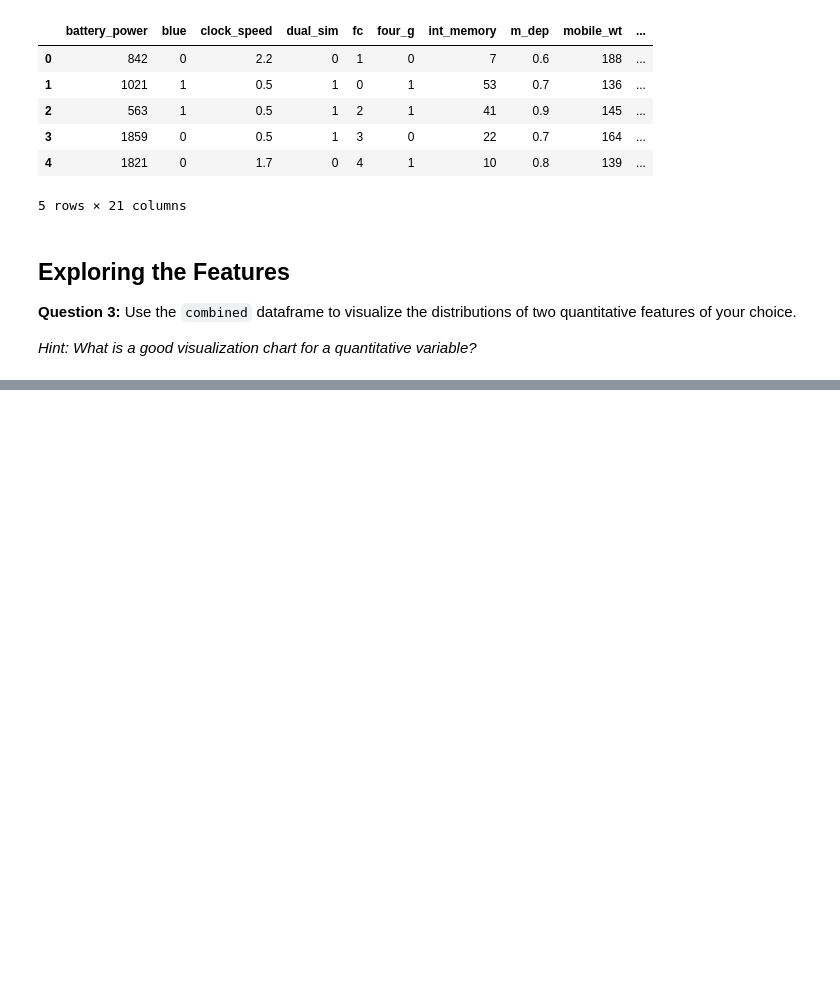
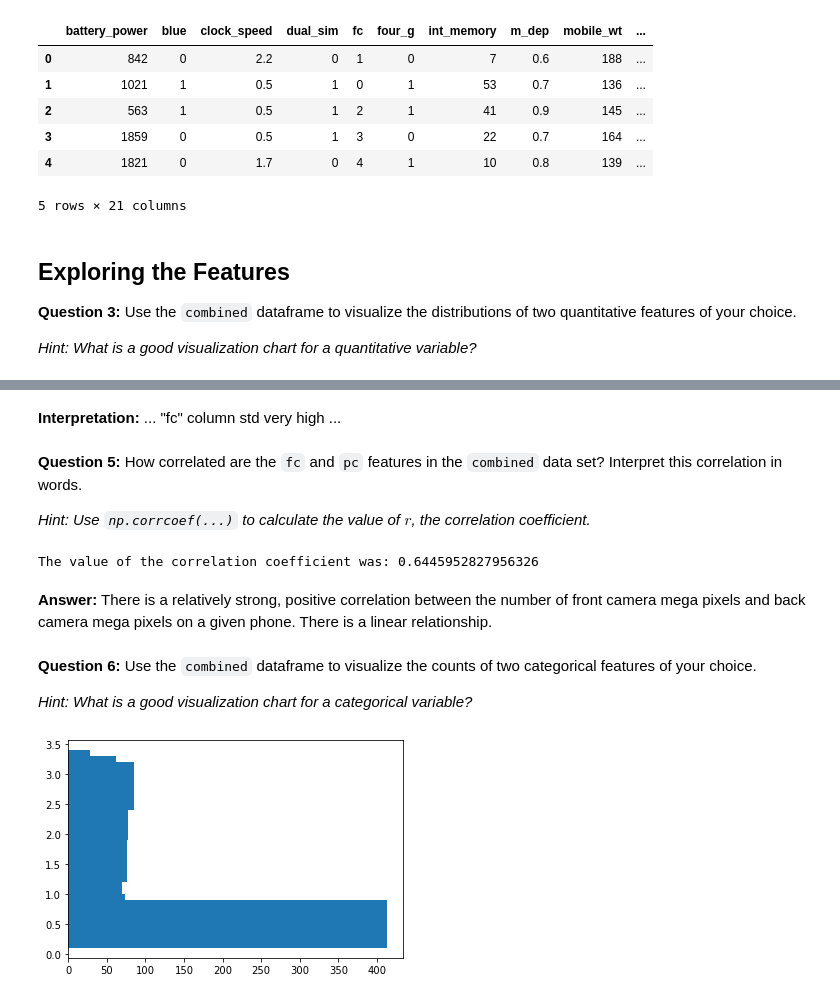
Before and after one commit to DragonKyro/Fall_2022_SAAS_ED_Materials, a Jupyter notebook: Fall_2022_Kaggle/Kaggle_EDA/Kaggle_EDA_blank.ipynb, the cells around one changed output, grey strips where cells are left out. Saved outputs shown, nothing was run; the diff lists cells and outputs as text; code cells hidden in the pictures; blank space fills up the shorter version.

````diff
--- a/Fall_2022_Kaggle/Kaggle_EDA/Kaggle_EDA_blank.ipynb
+++ b/Fall_2022_Kaggle/Kaggle_EDA/Kaggle_EDA_blank.ipynb
@@ -67,0 +103,25 @@ plt.hist(combined['fc'], bins=30);
+# %% [markdown]
+**Interpretation:** ... "fc" column std very high ...
+# %% [markdown]
+**Question 5:** How correlated are the ```fc``` and ```pc``` features in the ```combined``` data set? Interpret this correlation in words.
+
+*Hint: Use ```np.corrcoef(...)``` to calculate the value of $r$, the correlation coefficient.*
+# %%
+r = np.corrcoef(combined['fc'], combined['pc'])
+print(f'The value of the correlation coefficient was: {r[0, 1]}')
+# %% [output]
+The value of the correlation coefficient was: 0.6445952827956326
+# %% [markdown]
+**Answer:** There is a relatively strong, positive correlation between the number of front camera mega pixels and back camera mega pixels on a given phone. There is a linear relationship.
+# %% [markdown]
+**Question 6:** Use the ```combined``` dataframe to visualize the counts of two categorical features of your choice.
+
+
+*Hint: What is a good visualization chart for a categorical variable?*
+# %%
+# Generate visualization #1
+
+education_counts = combined['clock_speed'].value_counts().reset_index()
+plt.barh(education_counts['index'], education_counts['clock_speed']);
+# %% [output]
+[figure, added]
````
Also changed, not shown: parts of 24 cells of this notebook, 1 other file.
